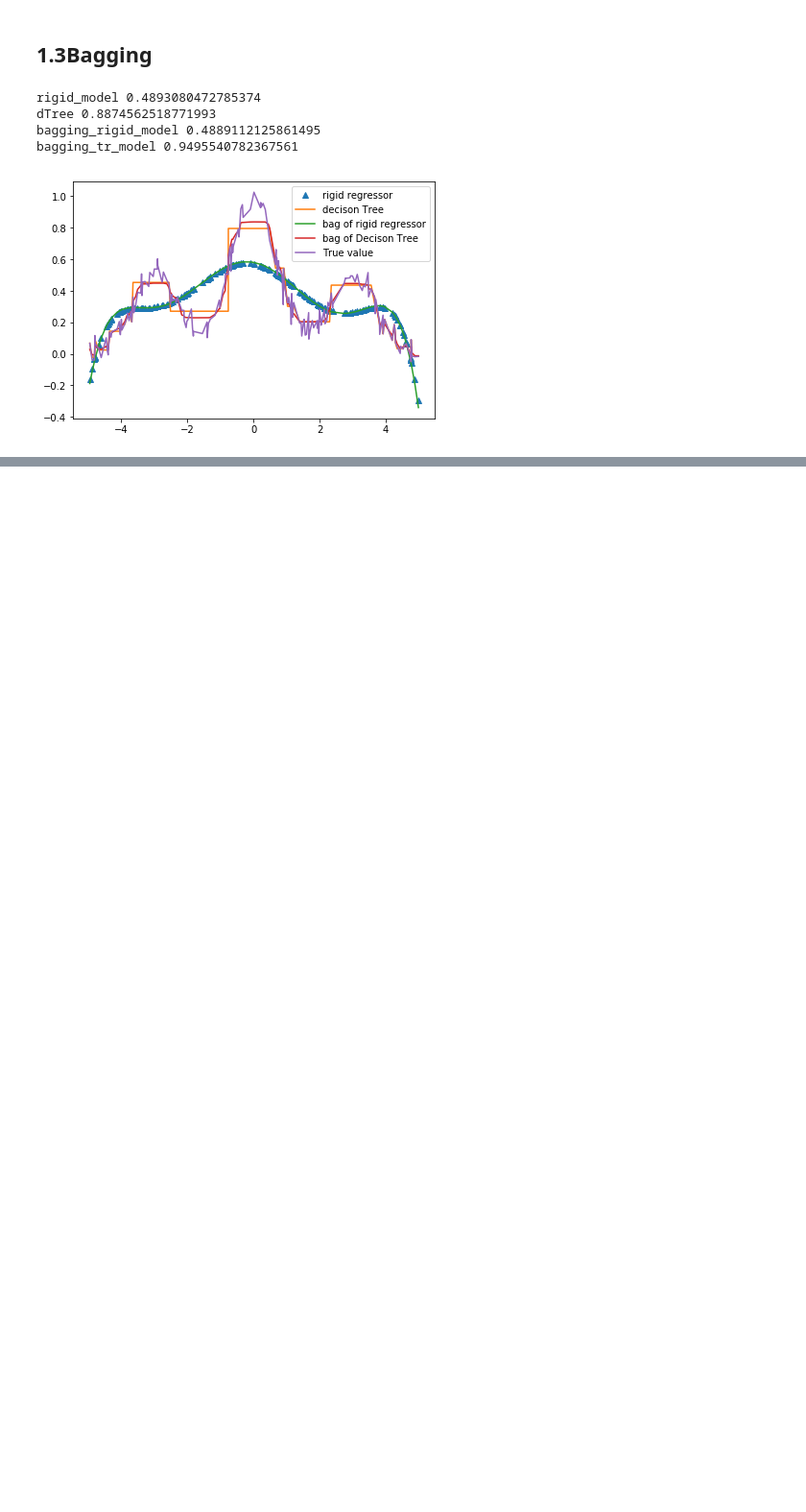
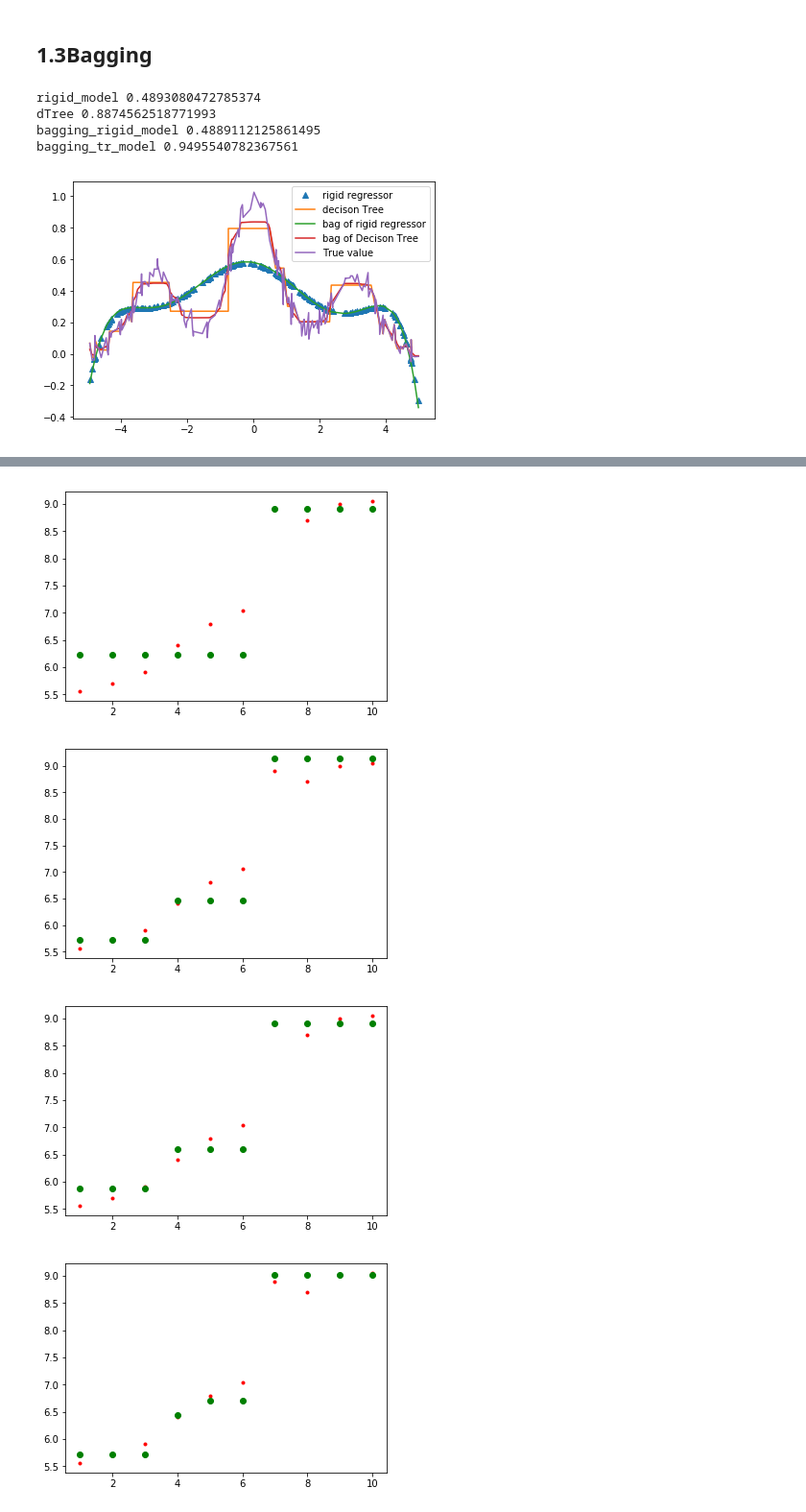
Before and after one commit to mckjzhangxk/deepAI, a Jupyter notebook: daily/8/ml_zou/DecisionTree.ipynb, the cells around one changed output, grey strips where cells are left out. Shown: that part at 96% size. Drawn from its saved outputs; the diff is of its cells as text; code cells hidden in the pictures; blank space fills up the shorter version.

```diff
--- a/daily/8/ml_zou/DecisionTree.ipynb
+++ b/daily/8/ml_zou/DecisionTree.ipynb
@@ -204,0 +259,30 @@ bagging_tr_model 0.9495540782367561
+# %%
+M=6
+T=0
+R=y-T #s
+x.shape=(-1,1)
+f=[[0] for m in range(M+1)] #f[0] is a constant function
+Ts=[]
+for m in range(1,M+1):
+    T=DecisionTreeRegressor(max_depth=1)
+    T.fit(x,R)
+    R=R-T.predict(x)
+    Ts.append(T)
+    tree.export_graphviz(T,'baseFunction/T.%d.dot'%m)
+    for j in range(m,M+1):
+        f[j].append(T)
+def predict(fi,x):
+    yhat=0
+    for i,T in enumerate(fi):
+        if i!=0:
+            yhat+=T.predict(x)
+    return yhat
+# %%
+for m in range(1,M+1):
+    plt.figure(facecolor='w')
+    plt.plot(x,y,'r.',x,predict(f[m],x),'go')
+# %% [output]
+[figure, added]
+[figure, added]
+[figure, added]
+[figure, added]
```
Also changed, not shown: parts of 6 cells of this notebook, 8 other files.
